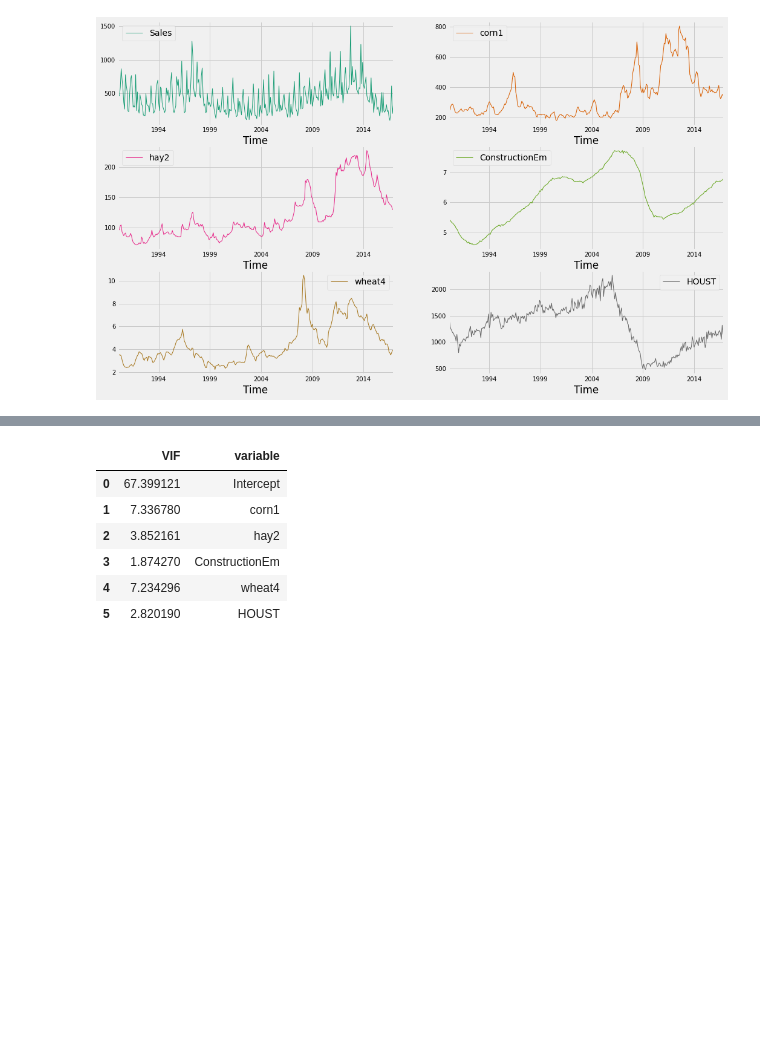
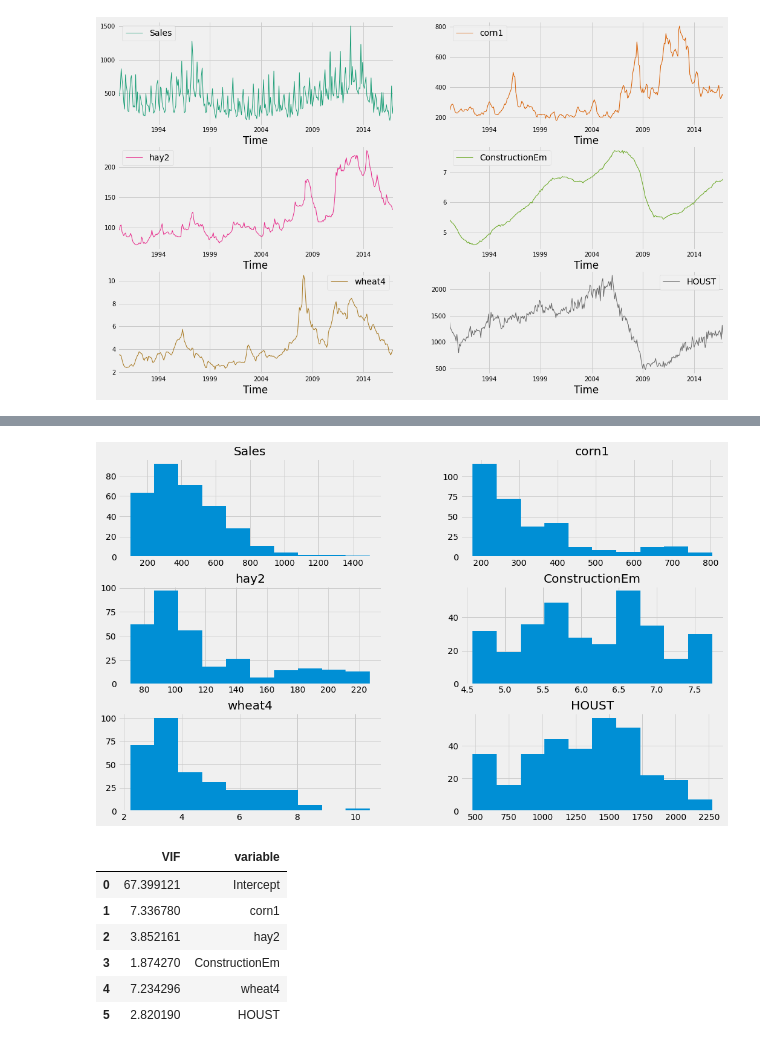
Before and after one commit to ankitaggarwal64/Time-Series-Sales-Forecasting-for-Agricultural-Equipments, a Jupyter notebook: Feature_selection.ipynb, the cells around one changed output, grey strips where cells are left out. Saved outputs shown, nothing was run; the diff lists cells and outputs as text; code cells hidden in the pictures; blank space fills up the shorter version.

```diff
--- a/Feature_selection.ipynb
+++ b/Feature_selection.ipynb
@@ -247,3 +295,11 @@ sns.heatmap(data_boruta_select.corr(),annot=True,fmt =".2f")
+# %%
+# Plot distributions
+import matplotlib.pyplot as plt
+plt.style.use("fivethirtyeight")
+data_boruta_select.hist(figsize=(16,10))
+plt.show()
+# %% [output]
+[figure, added]
 # %%
 # Calculating VIF values
 from patsy import dmatrices
```
Also changed, not shown: parts of 4 cells of this notebook.
